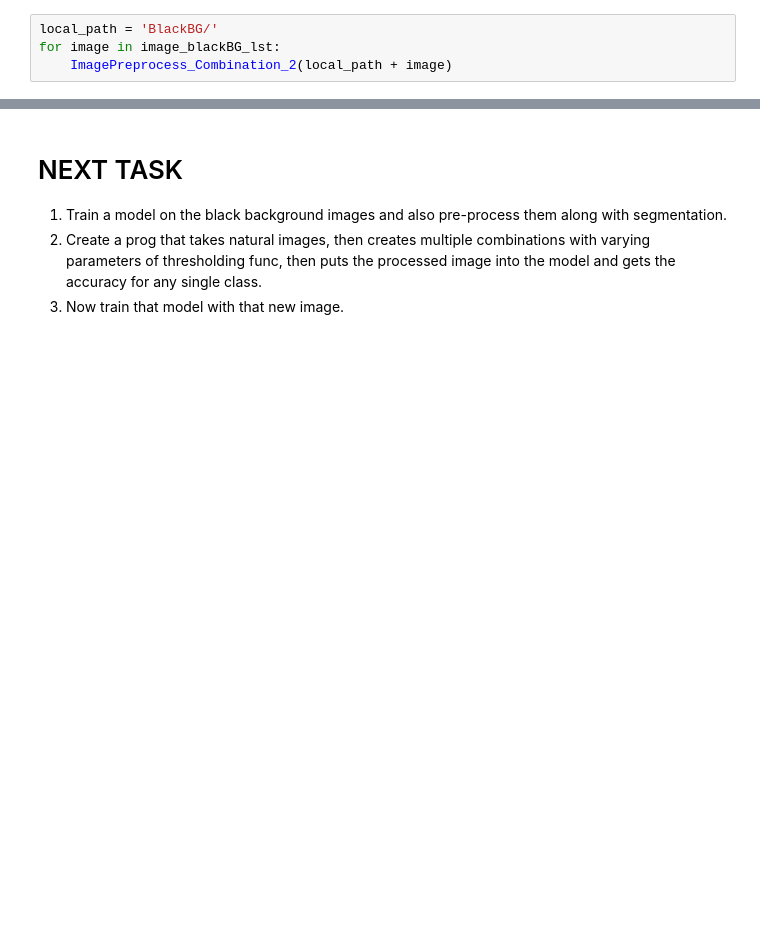
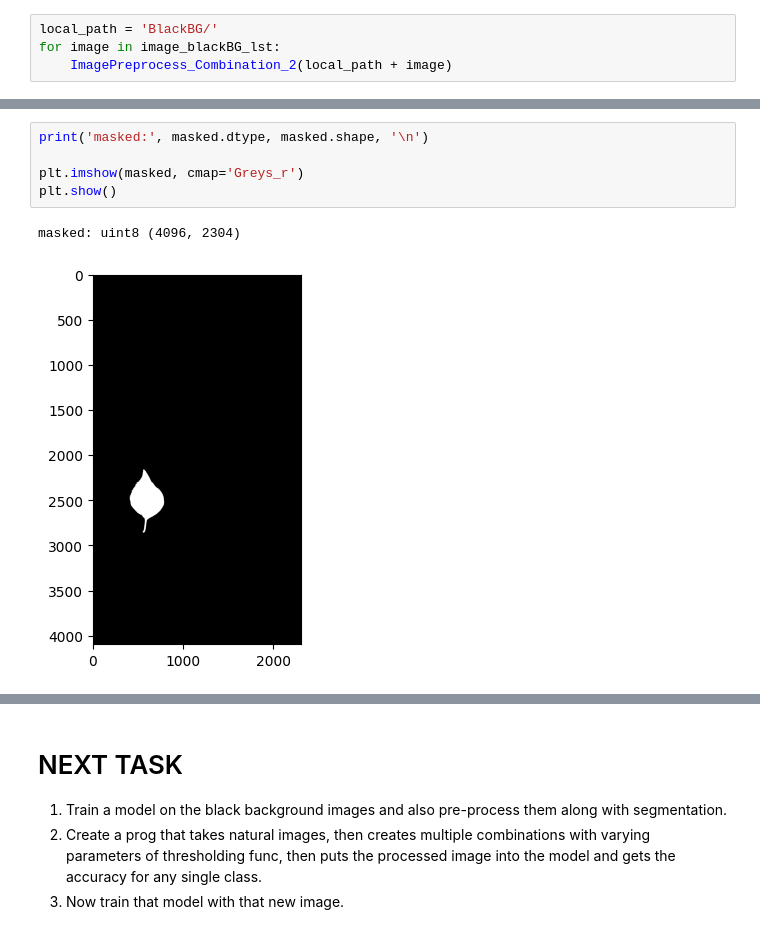
Before and after one commit to Yash-Koshti/Leaf_Species_Detection, a Jupyter notebook: Leaf_Image_Preprocessing.ipynb, the cells around one changed output, grey strips where cells are left out. Saved outputs shown, nothing was run; the diff lists cells and outputs as text; blank space fills up the shorter version.

```diff
--- a/Leaf_Image_Preprocessing.ipynb
+++ b/Leaf_Image_Preprocessing.ipynb
@@ -202,0 +264,8 @@ for image in image_blackBG_lst:
+# %%
+print('masked:', masked.dtype, masked.shape, '\n')
+
+plt.imshow(masked, cmap='Greys_r')
+plt.show()
+# %% [output]
+masked: uint8 (4096, 2304)
+[figure, added]
```
Also changed, not shown: parts of 18 cells of this notebook, 52 other files.
